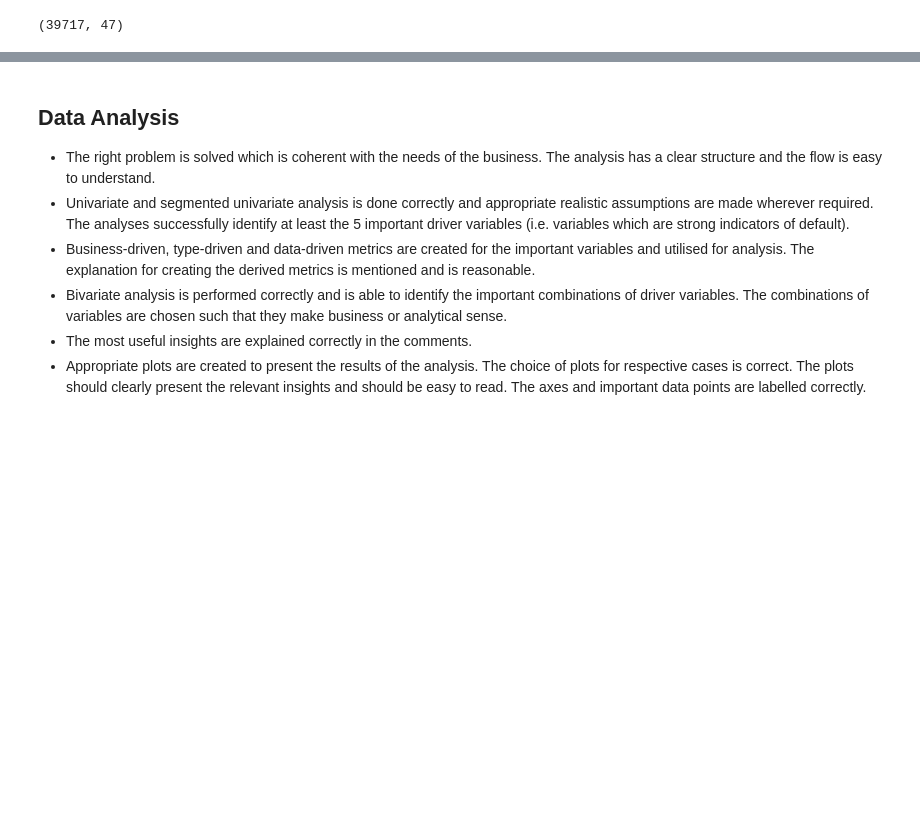
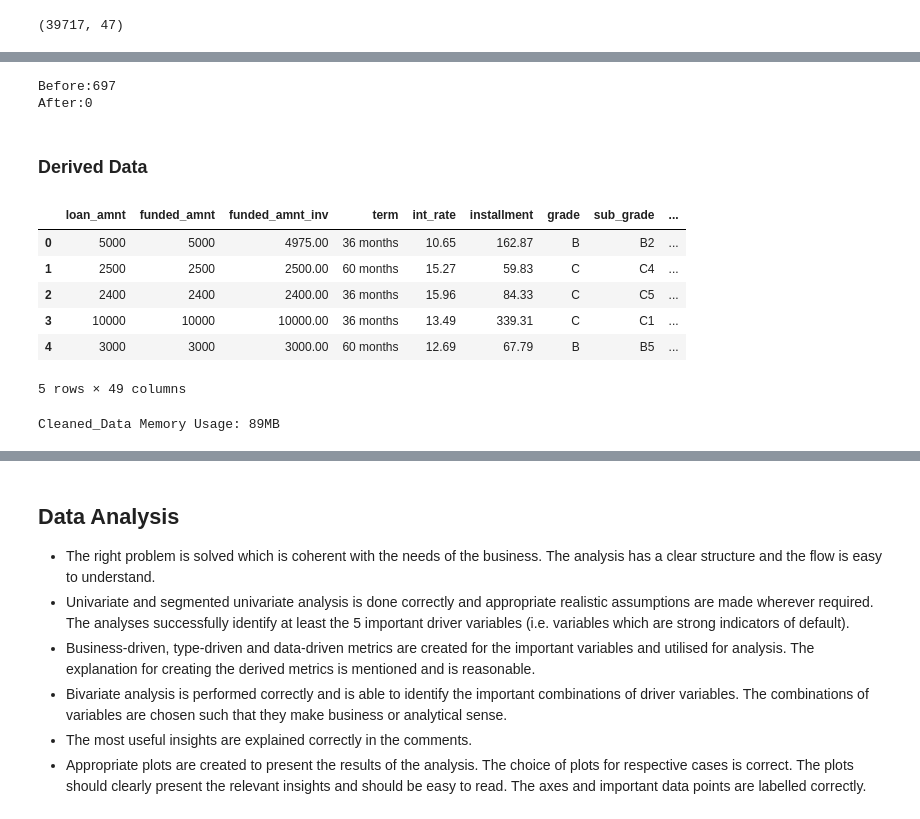
Before and after one commit to dicotips/LendingClubCaseStudy, a Jupyter notebook: Group_PavanNarra.ipynb, the cells around one changed output, grey strips where cells are left out. Saved outputs shown, nothing was run; the diff lists cells and outputs as text; code cells hidden in the pictures; blank space fills up the shorter version.

Commit message:
Added Data Format and Derived Columns

```diff
--- a/Group_PavanNarra.ipynb
+++ b/Group_PavanNarra.ipynb
@@ -330,0 +345,5 @@ Cleaned_Data Memory Usage: 109MB
+# %%
+# Formatting employment length column to have only numbers. Filling NaN with 0s.
+cleaned_data.emp_length.fillna('0',inplace=True)
+cleaned_data['emp_length'] = cleaned_data.emp_length.str.extract('(\d+)')
+cleaned_data.emp_length.value_counts()
@@ -330,0 +363,50 @@ Cleaned_Data Memory Usage: 109MB
+# %%
+# pub_rec_bankruptcies is cleaned.
+print("Before:", end='')
+print(cleaned_data.pub_rec_bankruptcies.isnull().sum())
+
+print("After:", end='')
+cleaned_data.pub_rec_bankruptcies.fillna('Not Known', inplace=True)
+print(cleaned_data.pub_rec_bankruptcies.isnull().sum())
+# %% [output]
+Before:697
+After:0
+# %%
+# Removing % symbol from 'int_rate' column to have numeric values
+cleaned_data['int_rate'] = cleaned_data.int_rate.str.rstrip('%')
+
+# Rmoving % symbol from 'revol_util' column to have numeric values
+cleaned_data['revol_util'] = cleaned_data.revol_util.str.rstrip('%')
+# %%
+# Convert amount columns into numeric data.
+
+amnt_columns = ['loan_amnt','funded_amnt','int_rate','funded_amnt_inv','installment','annual_inc','dti','emp_length','total_pymnt']
+cleaned_data[amnt_columns] = cleaned_data[amnt_columns].apply(pd.to_numeric)
+# %% [markdown]
+### Derived Data
+# %%
+# Deriving two new columns based Month and Year of 'issue_d' column
+
+cleaned_data.issue_d = pd.to_datetime(cleaned_data.issue_d, format='%b-%y')
+cleaned_data['year'] = cleaned_data['issue_d'].dt.year
+cleaned_data['month'] = cleaned_data['issue_d'].dt.month
+
+cleaned_data.head()
+# %% [output]
+|  | loan_amnt | funded_amnt | funded_amnt_inv | term | int_rate | installment | grade | sub_grade | ... |
+| 0 | 5000 | 5000 | 4975.00 | 36 months | 10.65 | 162.87 | B | B2 | ... |
+| 1 | 2500 | 2500 | 2500.00 | 60 months | 15.27 | 59.83 | C | C4 | ... |
+| 2 | 2400 | 2400 | 2400.00 | 36 months | 15.96 | 84.33 | C | C5 | ... |
+| 3 | 10000 | 10000 | 10000.00 | 36 months | 13.49 | 339.31 | C | C1 | ... |
+| 4 | 3000 | 3000 | 3000.00 | 60 months | 12.69 | 67.79 | B | B5 | ... |
+5 rows × 49 columns
+# %%
+# Final 'clean_data' dataframe
+# Verifying how much memory is used by cleaned_data dataframe
+cleaned_data_size_mb = format(sys.getsizeof(cleaned_data) /(1028**2), '.0f')
+
+print(f'Cleaned_Data Memory Usage: {cleaned_data_size_mb}MB')
+
+## We are using almost half of the space in memory compared against raw_data
+# %% [output]
+Cleaned_Data Memory Usage: 89MB
```
Also changed, not shown: parts of 13 cells of this notebook.
